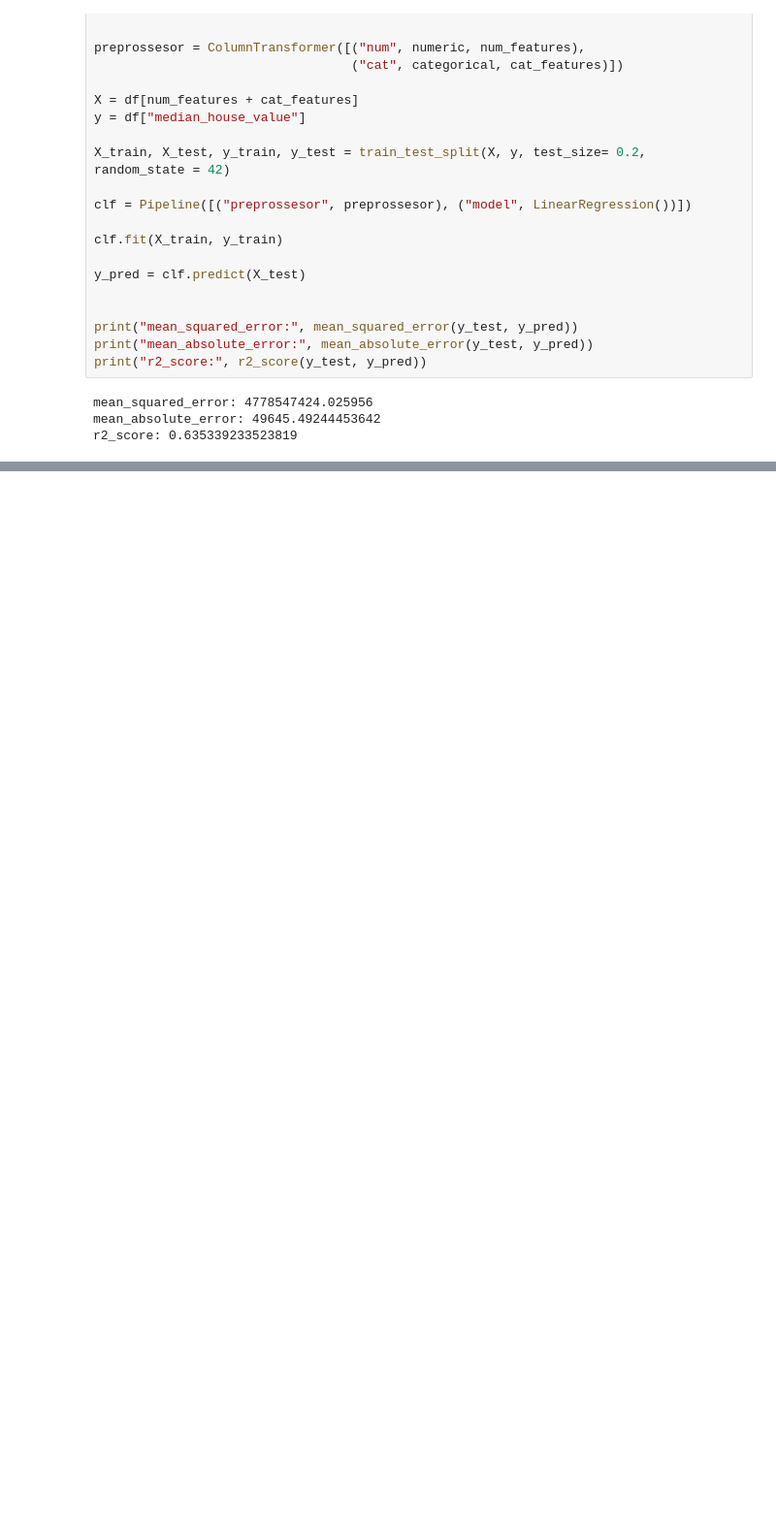
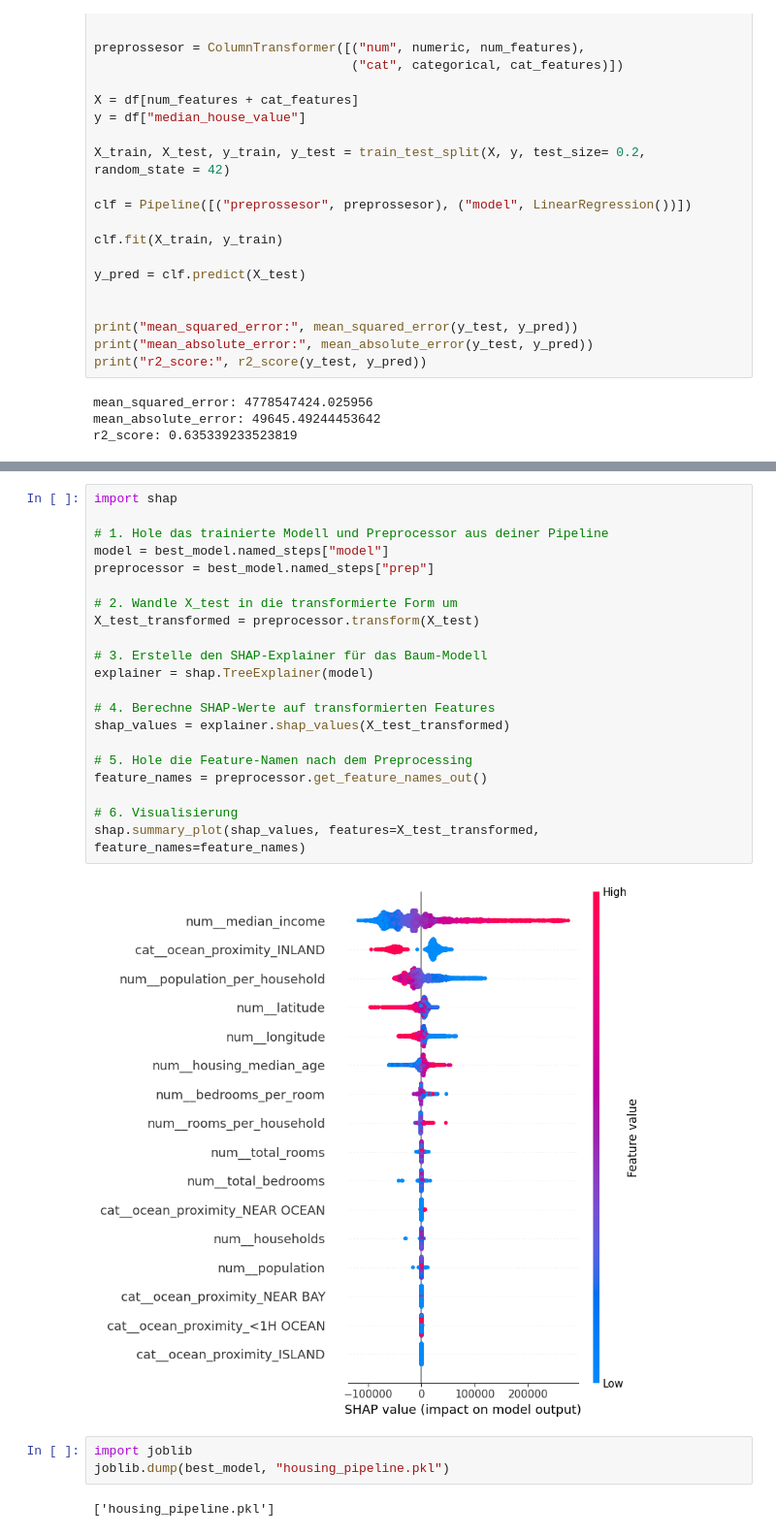
Before and after one commit to Nirosh04/ml-learning-journey, a Jupyter notebook: housing.ipynb, the cells around one changed output, grey strips where cells are left out. Shown at 97% size. Drawn from its saved outputs; the diff is of its cells as text; blank space fills up the shorter version.

Commit message:
Woche 4: Add FastAPI app + update housing notebook + .gitignore

```diff
--- a/housing.ipynb
+++ b/housing.ipynb
@@ -70,0 +206,28 @@ linreg 0.572558432796427 ± 0.0724588226502527
+# %%
+import shap
+
+# 1. Hole das trainierte Modell und Preprocessor aus deiner Pipeline
+model = best_model.named_steps["model"]
+preprocessor = best_model.named_steps["prep"]
+
+# 2. Wandle X_test in die transformierte Form um
+X_test_transformed = preprocessor.transform(X_test)
+
+# 3. Erstelle den SHAP-Explainer für das Baum-Modell
+explainer = shap.TreeExplainer(model)
+
+# 4. Berechne SHAP-Werte auf transformierten Features
+shap_values = explainer.shap_values(X_test_transformed)
+
+# 5. Hole die Feature-Namen nach dem Preprocessing
+feature_names = preprocessor.get_feature_names_out()
+
+# 6. Visualisierung
+shap.summary_plot(shap_values, features=X_test_transformed, feature_names=feature_names)
+# %% [output]
+[figure, added]
+# %%
+import joblib
+joblib.dump(best_model, "housing_pipeline.pkl")
+# %% [output]
+['housing_pipeline.pkl']
```
Also changed, not shown: parts of 6 cells of this notebook, 2 other files.
